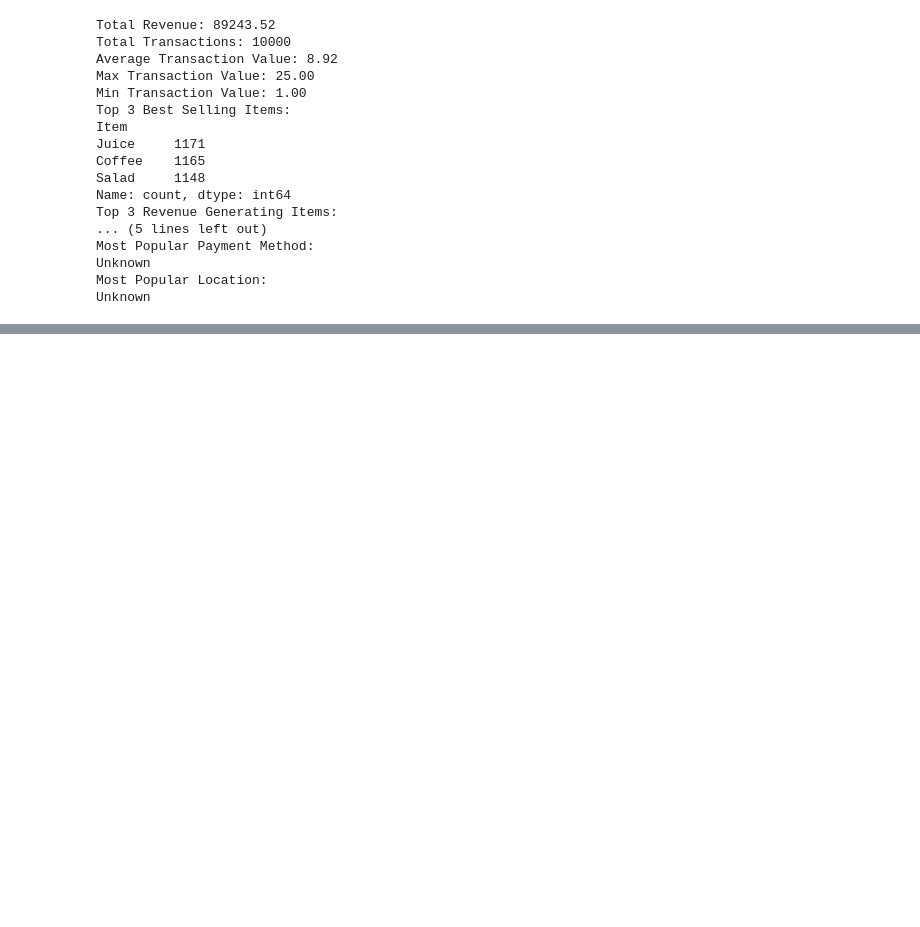
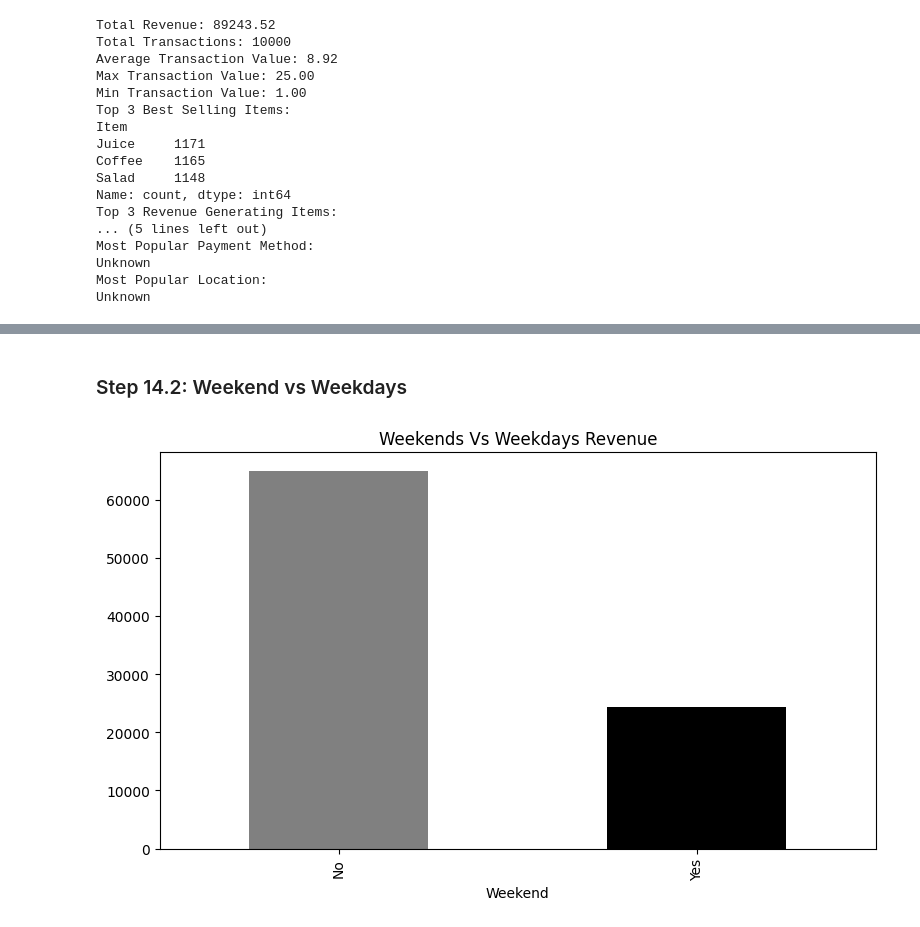
Before and after one commit to ather-ops/Machine-Learning-from-scratch, a Jupyter notebook: 01-data-preprocessing/Projects/Cafe-Sales-Analysis.ipynb, the cells around one changed output, grey strips where cells are left out. Drawn from its saved outputs; the diff is of its cells as text; code cells hidden in the pictures; blank space fills up the shorter version.

```diff
--- a/01-data-preprocessing/Projects/Cafe-Sales-Analysis.ipynb
+++ b/01-data-preprocessing/Projects/Cafe-Sales-Analysis.ipynb
@@ -868,0 +847,9 @@ All data cleaning, feature engineering, and analysis steps are complete. The caf
+# %% [markdown]
+### Step 14.2: Weekend vs Weekdays
+# %%
+plt.figure(figsize=(8,5))
+df.groupby("Weekend")["Total Spent"].sum().sort_values(ascending=False).plot(kind='bar',color=['grey','black'])
+plt.title("Weekends Vs Weekdays Revenue")
+plt.tight_layout()
+# %% [output]
+[figure, added]
```
Also changed, not shown: parts of 15 cells of this notebook, 1 other file.
